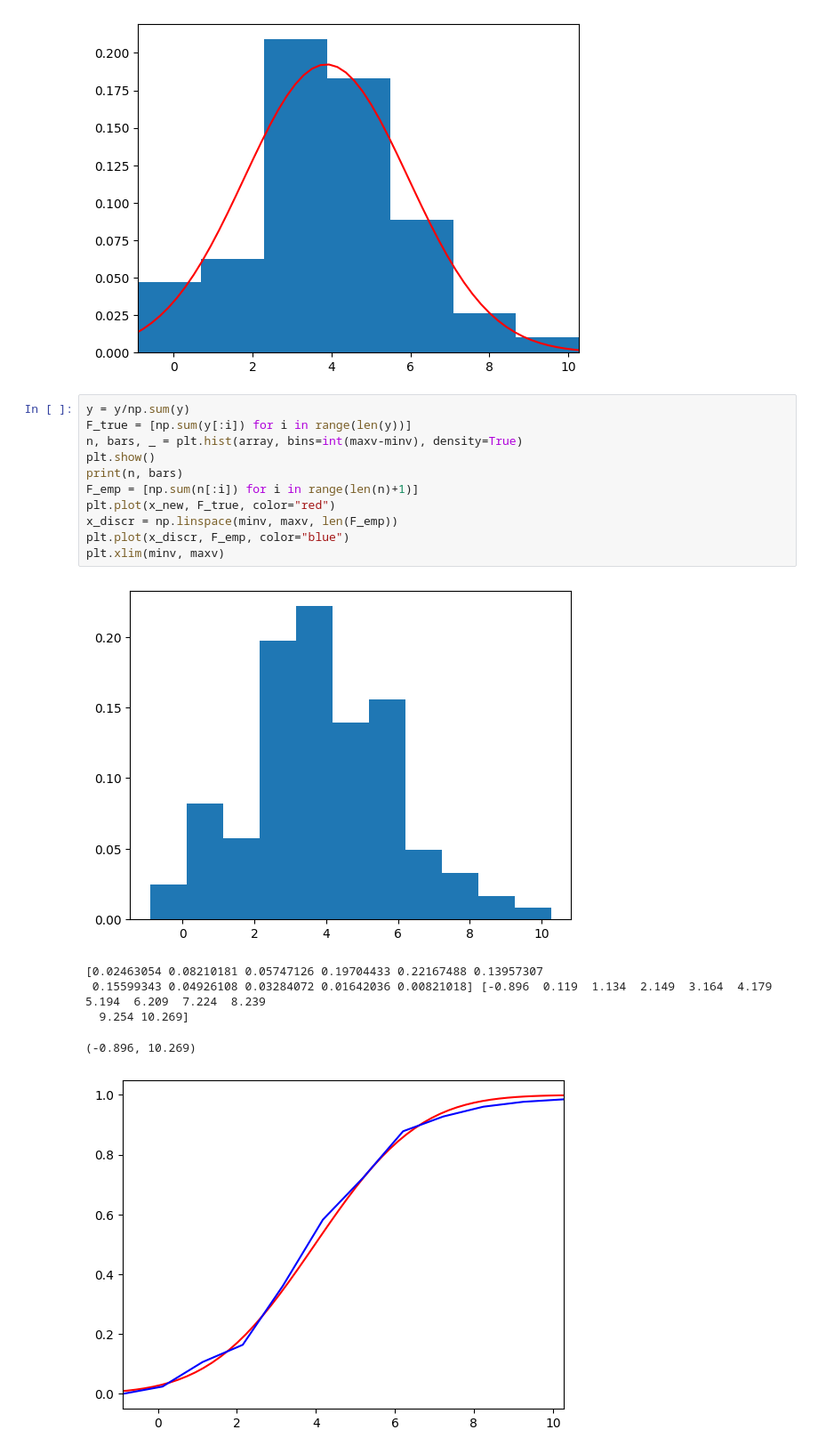
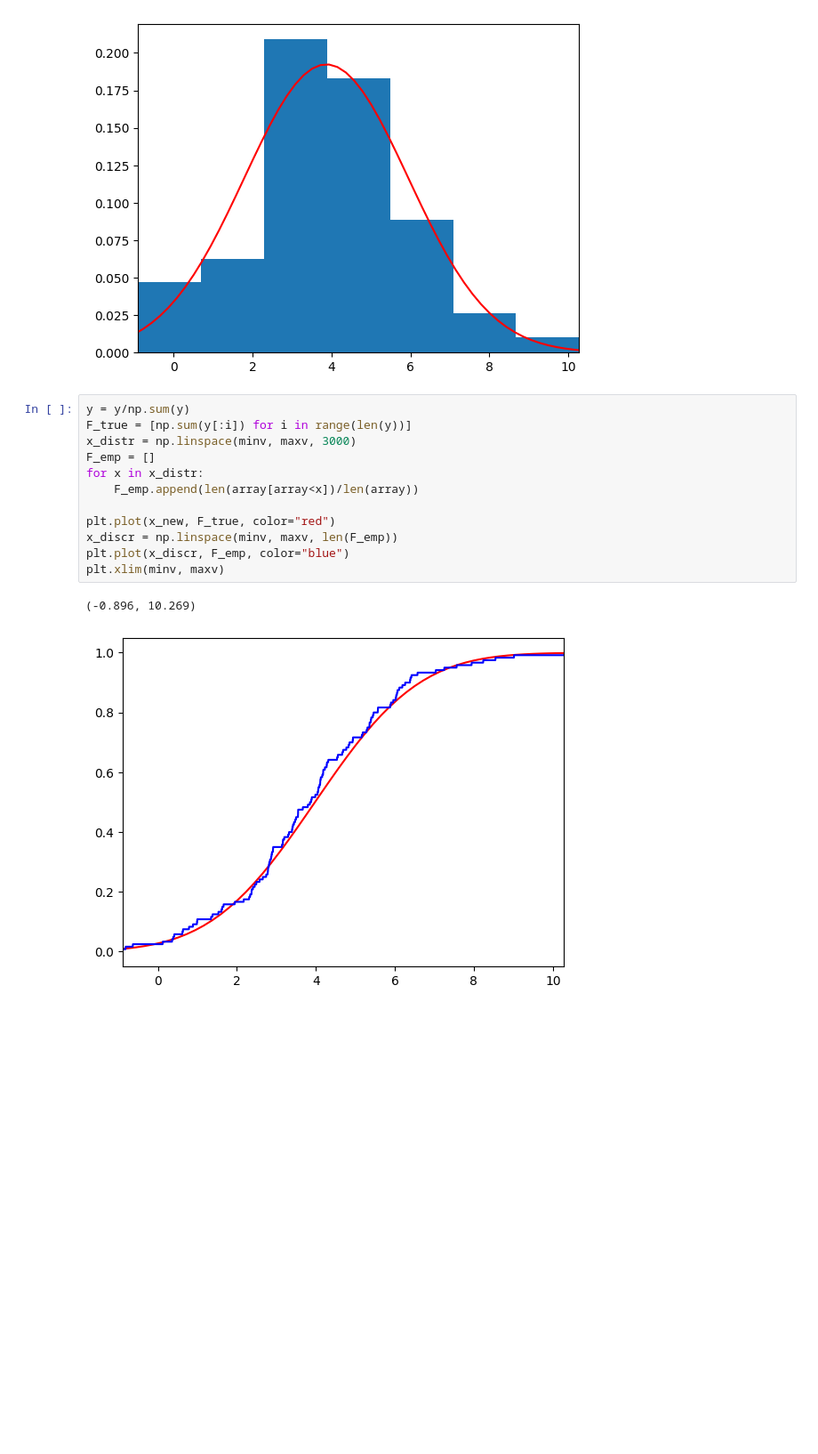
Before and after one commit to romkaimp/MS, a Jupyter notebook: Lab1.ipynb, the cells around one changed output. Shown: that part at 89% size. Drawn from its saved outputs; the diff is of its cells as text; blank space fills up the shorter version.

```diff
--- a/Lab1.ipynb
+++ b/Lab1.ipynb
@@ -130,18 +130,15 @@ plt.xlim(minv, maxv)
 # %%
 y = y/np.sum(y)
 F_true = [np.sum(y[:i]) for i in range(len(y))]
-n, bars, _ = plt.hist(array, bins=int(maxv-minv), density=True)
-plt.show()
-print(n, bars)
-F_emp = [np.sum(n[:i]) for i in range(len(n)+1)]
+x_distr = np.linspace(minv, maxv, 3000)
+F_emp = []
+for x in x_distr:
+    F_emp.append(len(array[array<x])/len(array))
+
 plt.plot(x_new, F_true, color="red")
 x_discr = np.linspace(minv, maxv, len(F_emp))
 plt.plot(x_discr, F_emp, color="blue")
 plt.xlim(minv, maxv)
 # %% [output]
+(-0.896, 10.269)
-[figure, old version]
+[figure, new version]
-[0.02463054 0.08210181 0.05747126 0.19704433 0.22167488 0.13957307
- 0.15599343 0.04926108 0.03284072 0.01642036 0.00821018] [-0.896  0.119  1.134  2.149  3.164  4.179  5.194  6.209  7.224  8.239
-  9.254 10.269]
-(-0.896, 10.269)
-[figure, removed]
```
Also changed, not shown: 5 other files.
